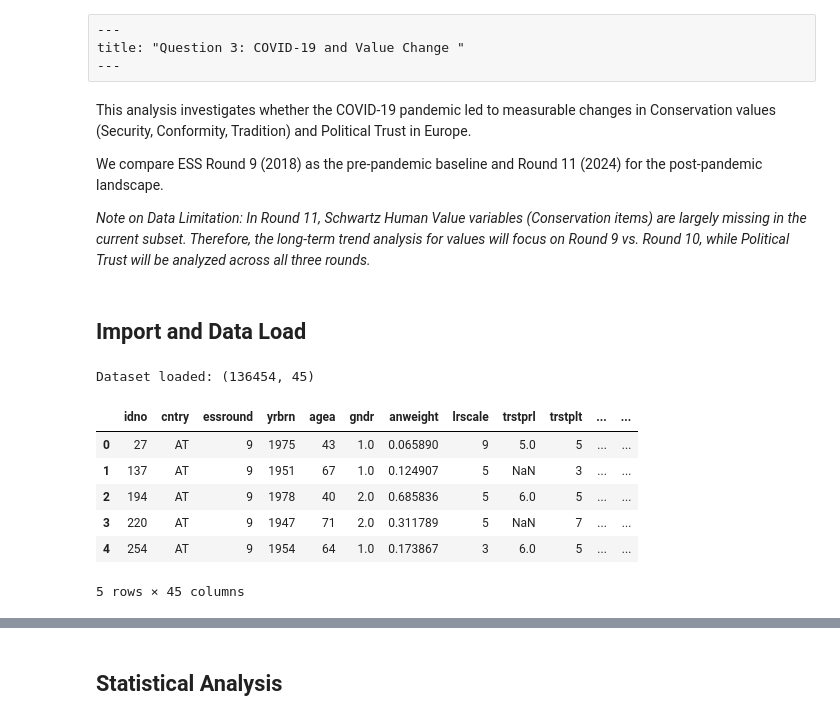
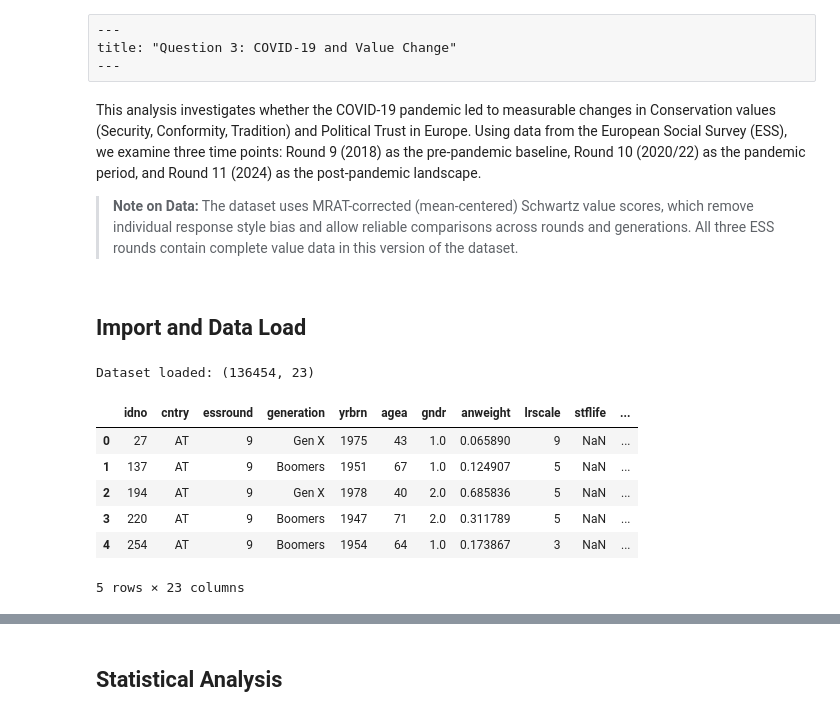
Before and after one commit to CU-S26-MSDSSB-DSCI-01-DataScienceLab/DataScienceLab_HumanValues, a Jupyter notebook: pelin_analysis.ipynb, the cells around one changed output, grey strips where cells are left out. Drawn from its saved outputs; the diff is of its cells as text; code cells hidden in the pictures.

```diff
--- a/pelin_analysis.ipynb
+++ b/pelin_analysis.ipynb
@@ -1,34 +1,32 @@
 # %% [raw]
 ---
-title: "Question 3: COVID-19 and Value Change "
+title: "Question 3: COVID-19 and Value Change"
 ---
 # %% [markdown]
-This analysis investigates whether the COVID-19 pandemic led to measurable changes in Conservation values (Security, Conformity, Tradition) and Political Trust in Europe.
+This analysis investigates whether the COVID-19 pandemic led to measurable changes in Conservation values (Security, Conformity, Tradition) and Political Trust in Europe. Using data from the European Social Survey (ESS), we examine three time points: Round 9 (2018) as the pre-pandemic baseline, Round 10 (2020/22) as the pandemic period, and Round 11 (2024) as the post-pandemic landscape.
 
-We compare ESS Round 9 (2018) as the pre-pandemic baseline and Round 11 (2024) for the post-pandemic landscape.
-
-*Note on Data Limitation: In Round 11, Schwartz Human Value variables (Conservation items) are largely missing in the current subset. Therefore, the long-term trend analysis for values will focus on Round 9 vs. Round 10, while Political Trust will be analyzed across all three rounds.*
+> **Note on Data:** The dataset uses MRAT-corrected (mean-centered) Schwartz value scores, which remove individual response style bias and allow reliable comparisons across rounds and generations. All three ESS rounds contain complete value data in this version of the dataset.
 # %% [markdown]
 ## Import and Data Load
 # %%
 import pandas as pd
 import numpy as np
 import seaborn as sns
 import matplotlib.pyplot as plt
 from scipy.stats import ttest_ind
 
 sns.set(style="whitegrid")
 
-# Load dataset
-df = pd.read_csv("ess_cleaned_data.csv")
+# Load updated dataset
+df = pd.read_csv("ess_final_analysis.csv")
 print("Dataset loaded:", df.shape)
 df.head()
 # %% [output]
-Dataset loaded: (136454, 45)
+Dataset loaded: (136454, 23)
-|  | idno | cntry | essround | yrbrn | agea | gndr | anweight | lrscale | trstprl | trstplt | ... | ... |
-| 0 | 27 | AT | 9 | 1975 | 43 | 1.0 | 0.065890 | 9 | 5.0 | 5 | ... | ... |
-| 1 | 137 | AT | 9 | 1951 | 67 | 1.0 | 0.124907 | 5 | NaN | 3 | ... | ... |
-| 2 | 194 | AT | 9 | 1978 | 40 | 2.0 | 0.685836 | 5 | 6.0 | 5 | ... | ... |
-| 3 | 220 | AT | 9 | 1947 | 71 | 2.0 | 0.311789 | 5 | NaN | 7 | ... | ... |
-| 4 | 254 | AT | 9 | 1954 | 64 | 1.0 | 0.173867 | 3 | 6.0 | 5 | ... | ... |
+|  | idno | cntry | essround | generation | yrbrn | agea | gndr | anweight | lrscale | stflife | ... |
+| 0 | 27 | AT | 9 | Gen X | 1975 | 43 | 1.0 | 0.065890 | 9 | NaN | ... |
+| 1 | 137 | AT | 9 | Boomers | 1951 | 67 | 1.0 | 0.124907 | 5 | NaN | ... |
+| 2 | 194 | AT | 9 | Gen X | 1978 | 40 | 2.0 | 0.685836 | 5 | NaN | ... |
+| 3 | 220 | AT | 9 | Boomers | 1947 | 71 | 2.0 | 0.311789 | 5 | NaN | ... |
+| 4 | 254 | AT | 9 | Boomers | 1954 | 64 | 1.0 | 0.173867 | 3 | NaN | ... |
-5 rows × 45 columns
+5 rows × 23 columns
```
Also changed, not shown: parts of 12 cells of this notebook, 3 other files.
